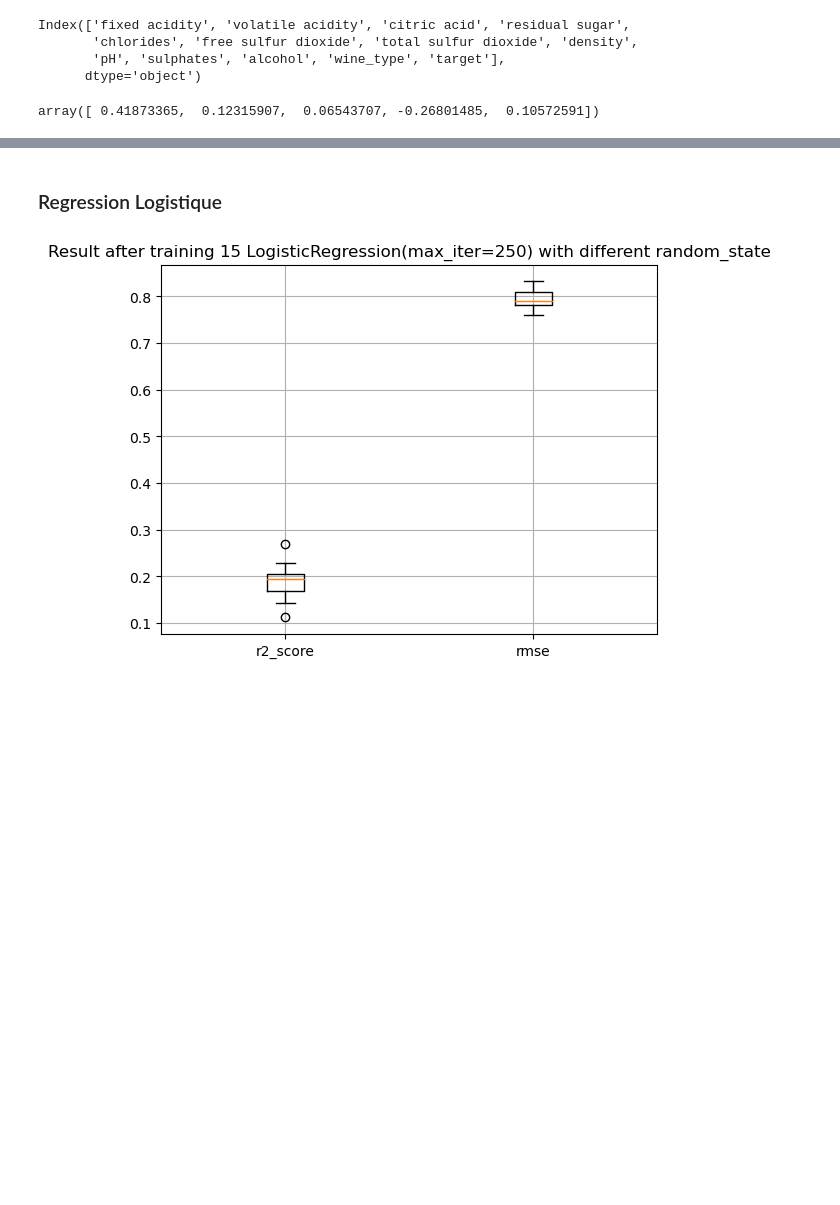
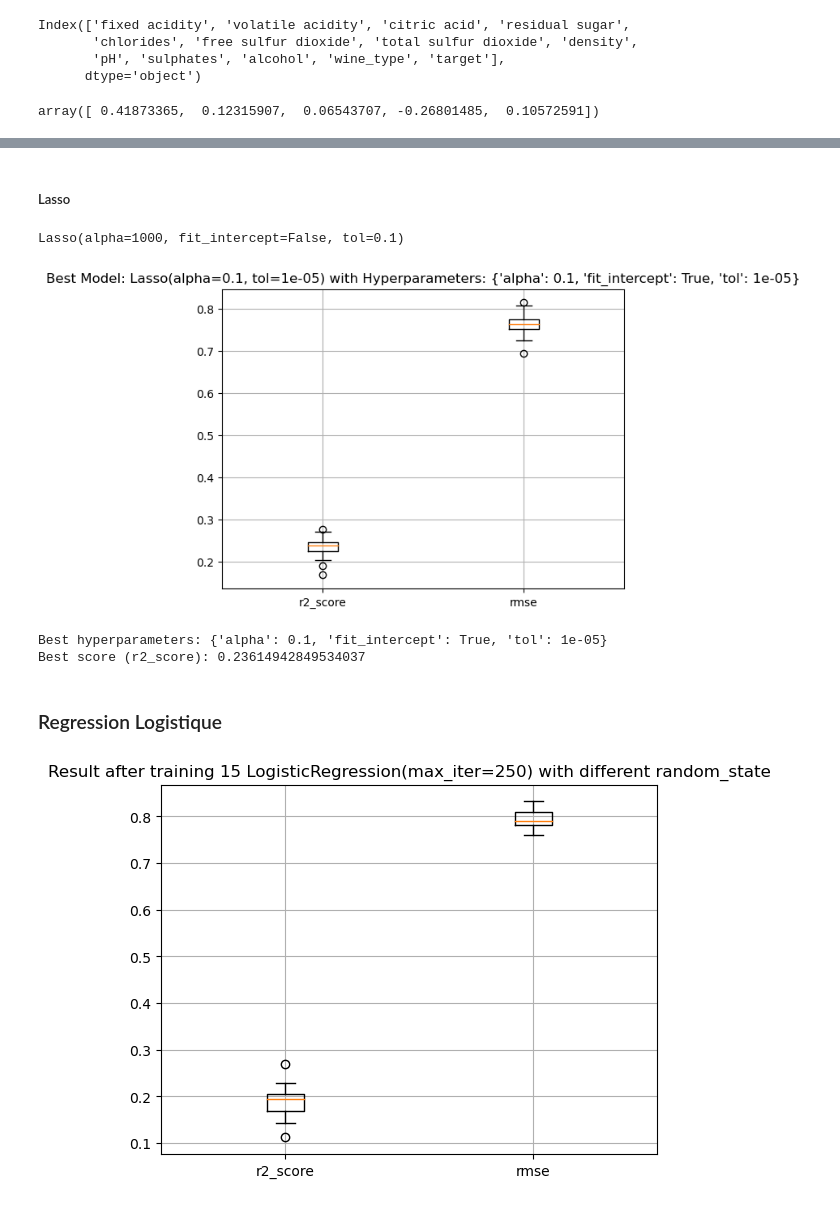
Before and after one commit to AlexPierron/Supervised-Learning, a Jupyter notebook: Regression_Vin/Code.ipynb, the cells around one changed output, grey strips where cells are left out. Drawn from its saved outputs; the diff is of its cells as text; code cells hidden in the pictures; blank space fills up the shorter version.

```diff
--- a/Regression_Vin/Code.ipynb
+++ b/Regression_Vin/Code.ipynb
@@ -76,3 +65,21 @@ array([ 0.41873365,  0.12315907,  0.06543707, -0.26801485,  0.10572591])
+# %% [markdown]
+##### Lasso
+# %%
+hyperparameters = {
+    "alpha":[0.1,0.3,0.5,1,2,4,10,100,1000],
+    "fit_intercept": [True, False],
+    "tol":[0.00001,0.0001,0.001,0.01,0.1],
+}
+
+Lasso_model = Lasso()
+# Appeler la fonction grid_search avec le modèle linéaire
+best_model_lasso, best_params_lasso, best_score_lasso, all_results_lasso = grid_search(
+    Lasso_model, X, Y, hyperparameters, n=50, random_start= 42, display_boxplot=True)
+# %% [output]
+Lasso(alpha=1000, fit_intercept=False, tol=0.1)
+[figure, added]
+Best hyperparameters: {'alpha': 0.1, 'fit_intercept': True, 'tol': 1e-05}
+Best score (r2_score): 0.23614942849534037
 # %% [markdown]
 ### Regression Logistique
 # %%
```
Also changed, not shown: parts of 11 cells of this notebook, 8 other files.
